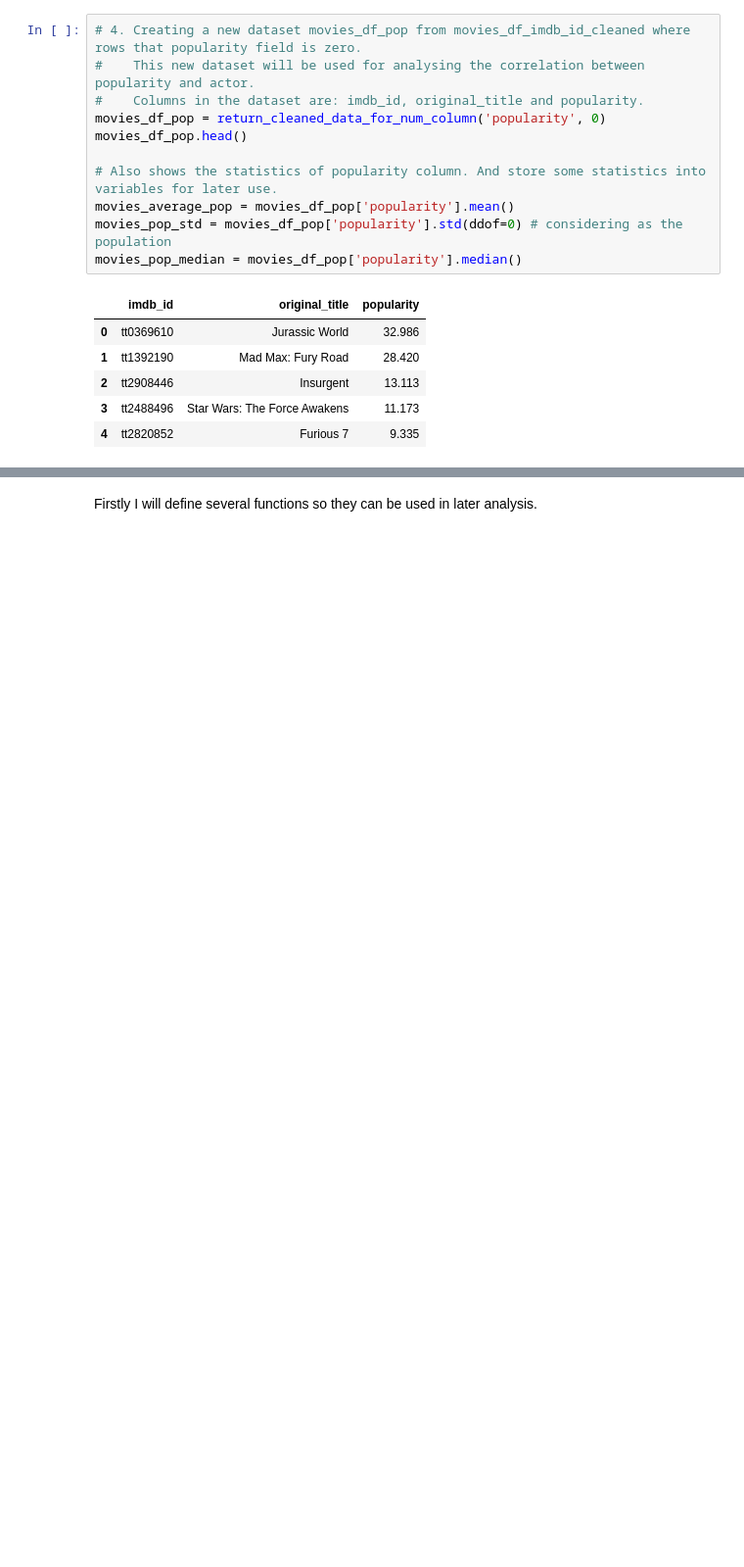
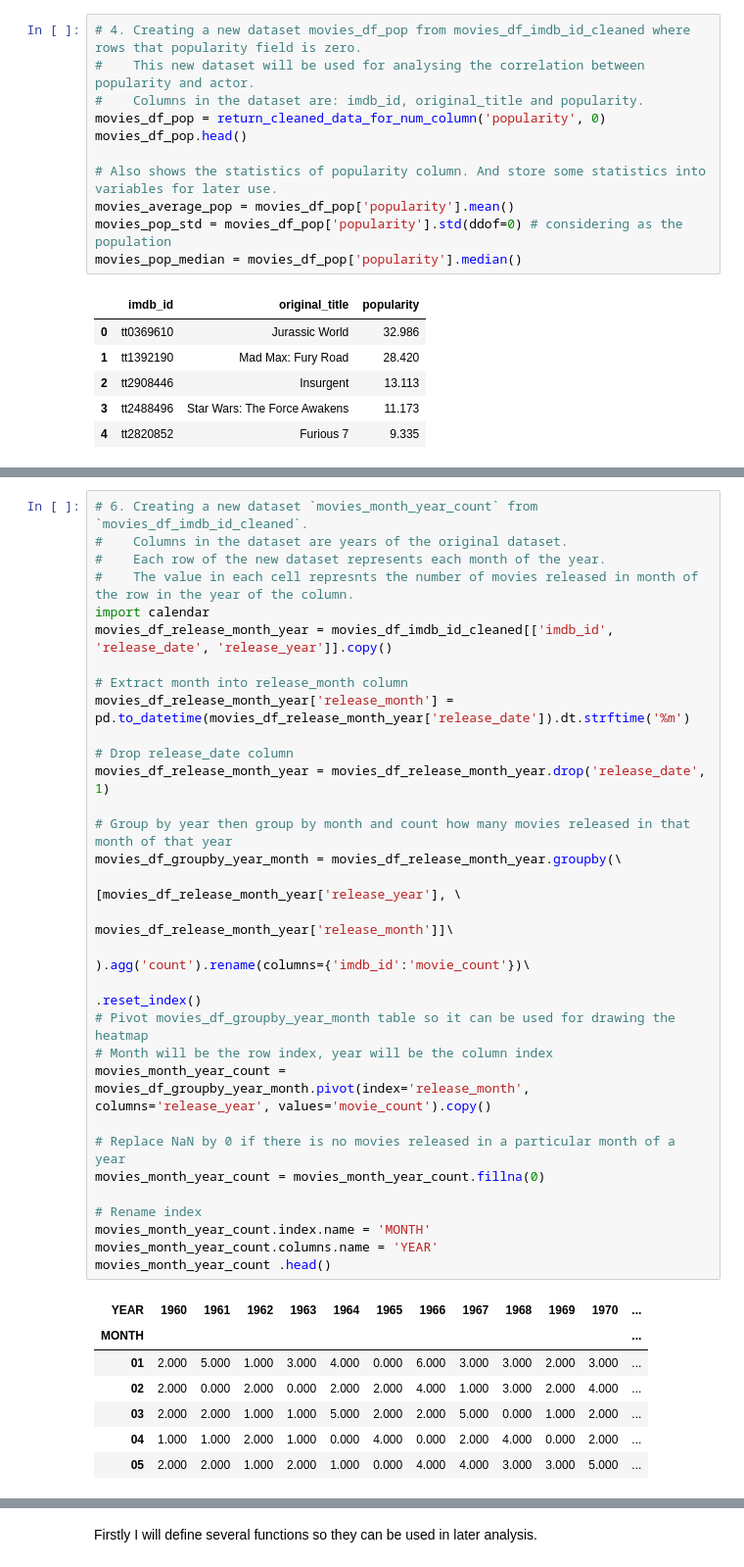
Before and after one commit to arielma/tmdb-movies-dataset-analysis, a Jupyter notebook: Ariel_Ma TMDB Movie Data Analysis.ipynb, the cells around one changed output, grey strips where cells are left out. Shown at 98% size. Saved outputs shown, nothing was run; the diff lists cells and outputs as text; blank space fills up the shorter version.

```diff
--- a/Ariel_Ma TMDB Movie Data Analysis.ipynb
+++ b/Ariel_Ma TMDB Movie Data Analysis.ipynb
@@ -310,6 +311,45 @@ movies_df_actor.head()
 | 2 | tt2908446 | Insurgent | Shailene Woodley |
 | 3 | tt2488496 | Star Wars: The Force Awakens | Harrison Ford |
 | 4 | tt2820852 | Furious 7 | Vin Diesel |
+# %%
+# 6. Creating a new dataset `movies_month_year_count` from `movies_df_imdb_id_cleaned`.
+#    Columns in the dataset are years of the original dataset.
+#    Each row of the new dataset represents each month of the year.
+#    The value in each cell represnts the number of movies released in month of the row in the year of the column.
+import calendar
+movies_df_release_month_year = movies_df_imdb_id_cleaned[['imdb_id', 'release_date', 'release_year']].copy()
+
+# Extract month into release_month column
+movies_df_release_month_year['release_month'] = pd.to_datetime(movies_df_release_month_year['release_date']).dt.strftime('%m')
+
+# Drop release_date column
+movies_df_release_month_year = movies_df_release_month_year.drop('release_date', 1)
+
+# Group by year then group by month and count how many movies released in that month of that year
+movies_df_groupby_year_month = movies_df_release_month_year.groupby(\
+                                                                    [movies_df_release_month_year['release_year'], \
+                                                                     movies_df_release_month_year['release_month']]\
+                                                                   ).agg('count').rename(columns={'imdb_id':'movie_count'})\
+                                                                    .reset_index()
+# Pivot movies_df_groupby_year_month table so it can be used for drawing the heatmap
+# Month will be the row index, year will be the column index
+movies_month_year_count = movies_df_groupby_year_month.pivot(index='release_month', columns='release_year', values='movie_count').copy()
+
+# Replace NaN by 0 if there is no movies released in a particular month of a year
+movies_month_year_count = movies_month_year_count.fillna(0)
+
+# Rename index
+movies_month_year_count.index.name = 'MONTH'
+movies_month_year_count.columns.name = 'YEAR'
+movies_month_year_count .head()
+# %% [output]
+| YEAR | 1960 | 1961 | 1962 | 1963 | 1964 | 1965 | 1966 | 1967 | 1968 | 1969 | 1970 | ... |
+| MONTH |  |  |  |  |  |  |  |  |  |  |  | ... |
+| 01 | 2.000 | 5.000 | 1.000 | 3.000 | 4.000 | 0.000 | 6.000 | 3.000 | 3.000 | 2.000 | 3.000 | ... |
+| 02 | 2.000 | 0.000 | 2.000 | 0.000 | 2.000 | 2.000 | 4.000 | 1.000 | 3.000 | 2.000 | 4.000 | ... |
+| 03 | 2.000 | 2.000 | 1.000 | 1.000 | 5.000 | 2.000 | 2.000 | 5.000 | 0.000 | 1.000 | 2.000 | ... |
+| 04 | 1.000 | 1.000 | 2.000 | 1.000 | 0.000 | 4.000 | 0.000 | 2.000 | 4.000 | 0.000 | 2.000 | ... |
+| 05 | 2.000 | 2.000 | 1.000 | 2.000 | 1.000 | 0.000 | 4.000 | 4.000 | 3.000 | 3.000 | 5.000 | ... |
 # %%
 # Note movies_df_director dataset is not used for any analysis. Here I purely just have curiosity to generate this dataset.
 
```
Also changed, not shown: parts of 18 cells of this notebook.
